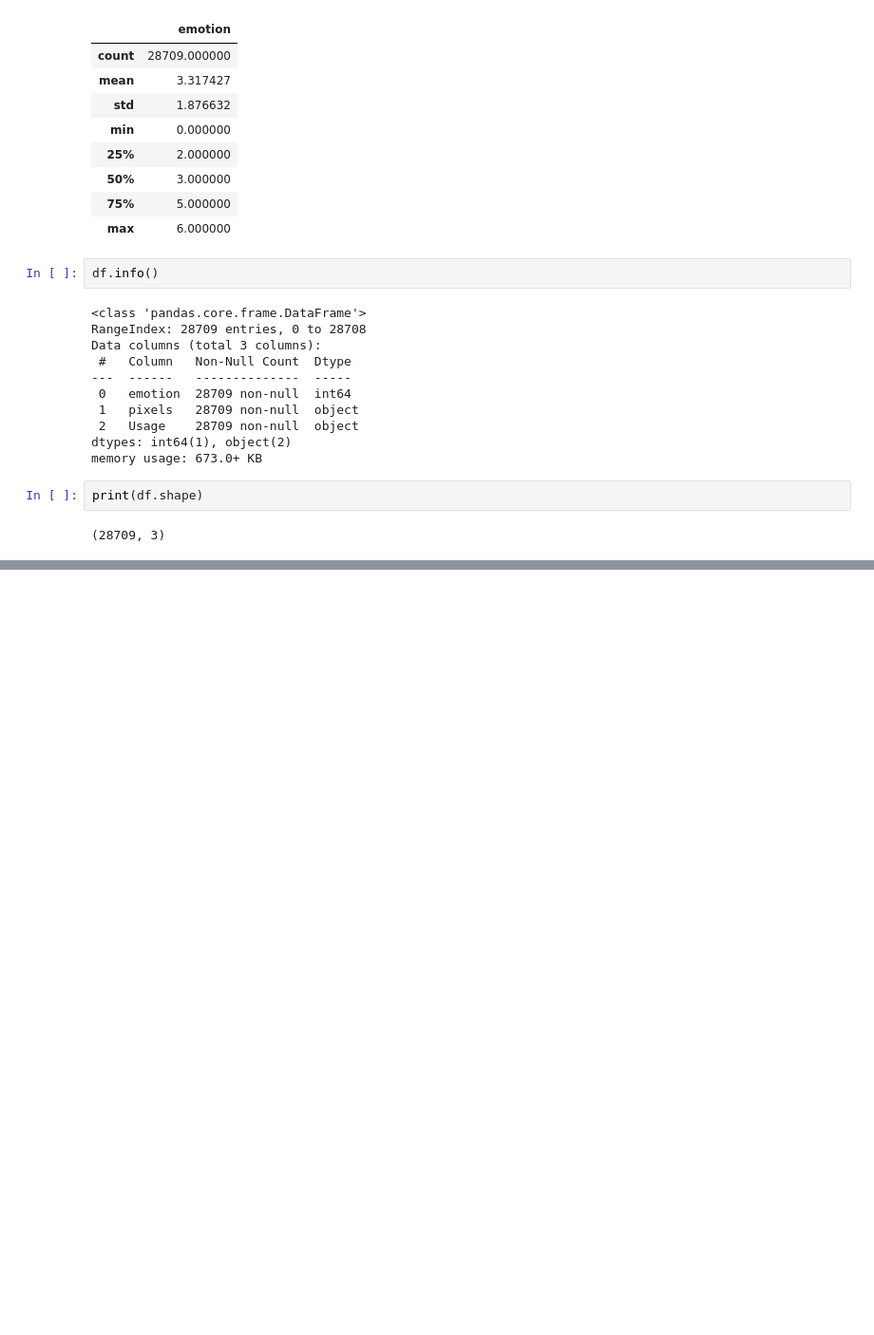
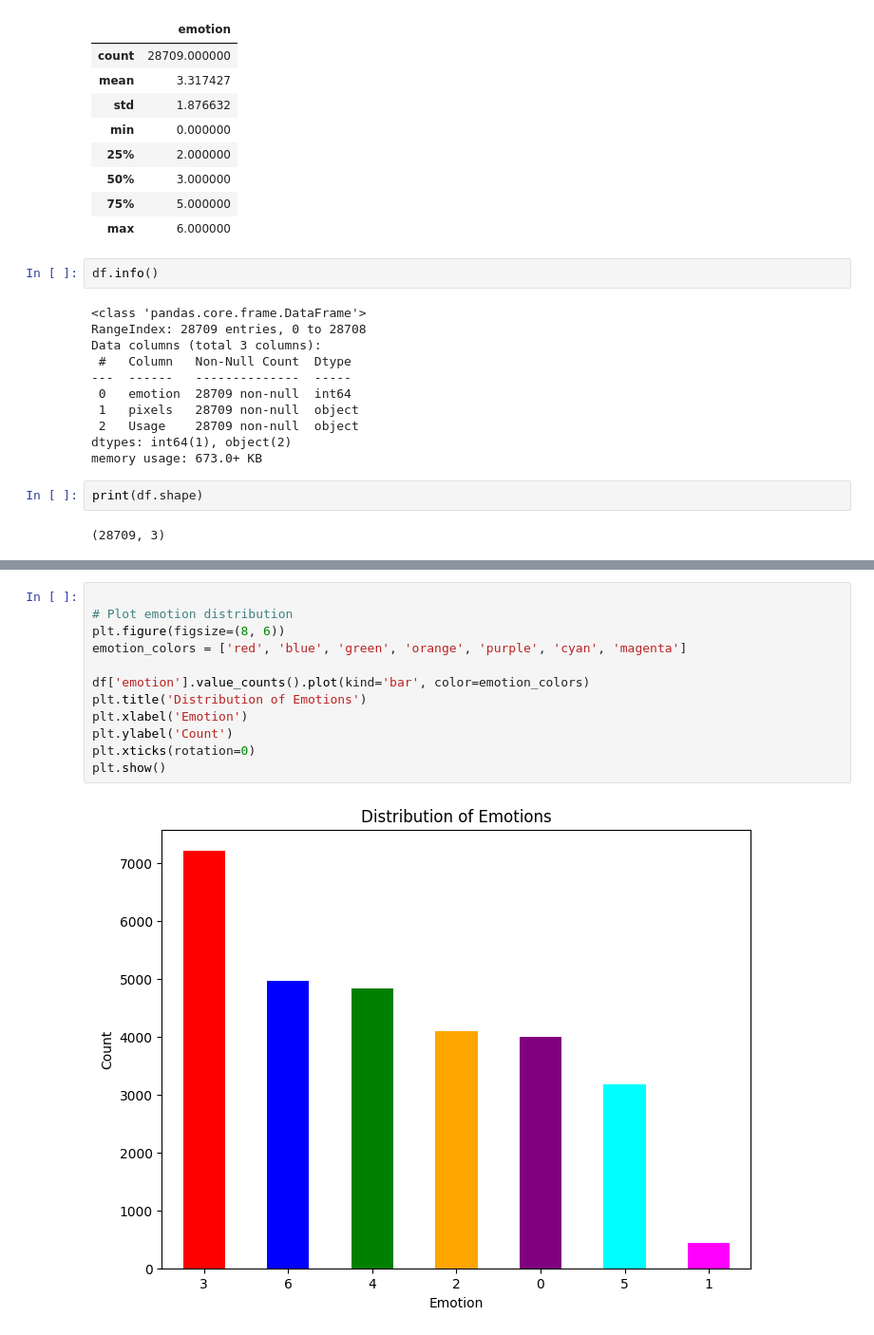
Before and after one commit to Rohitsunnyy/FacialRecognition, a Jupyter notebook: FacialRecognition.ipynb, the cells around one changed output, grey strips where cells are left out. Shown at 95% size. Cells and saved outputs as stored; diff of their text form; blank space fills up the shorter version.

```diff
--- a/FacialRecognition.ipynb
+++ b/FacialRecognition.ipynb
@@ -61,0 +93,14 @@ print(df.shape)
+# %%
+
+# Plot emotion distribution
+plt.figure(figsize=(8, 6))
+emotion_colors = ['red', 'blue', 'green', 'orange', 'purple', 'cyan', 'magenta']
+
+df['emotion'].value_counts().plot(kind='bar', color=emotion_colors)
+plt.title('Distribution of Emotions')
+plt.xlabel('Emotion')
+plt.ylabel('Count')
+plt.xticks(rotation=0)
+plt.show()
+# %% [output]
+[figure, added]
```
Also changed, not shown: parts of 19 cells of this notebook.
